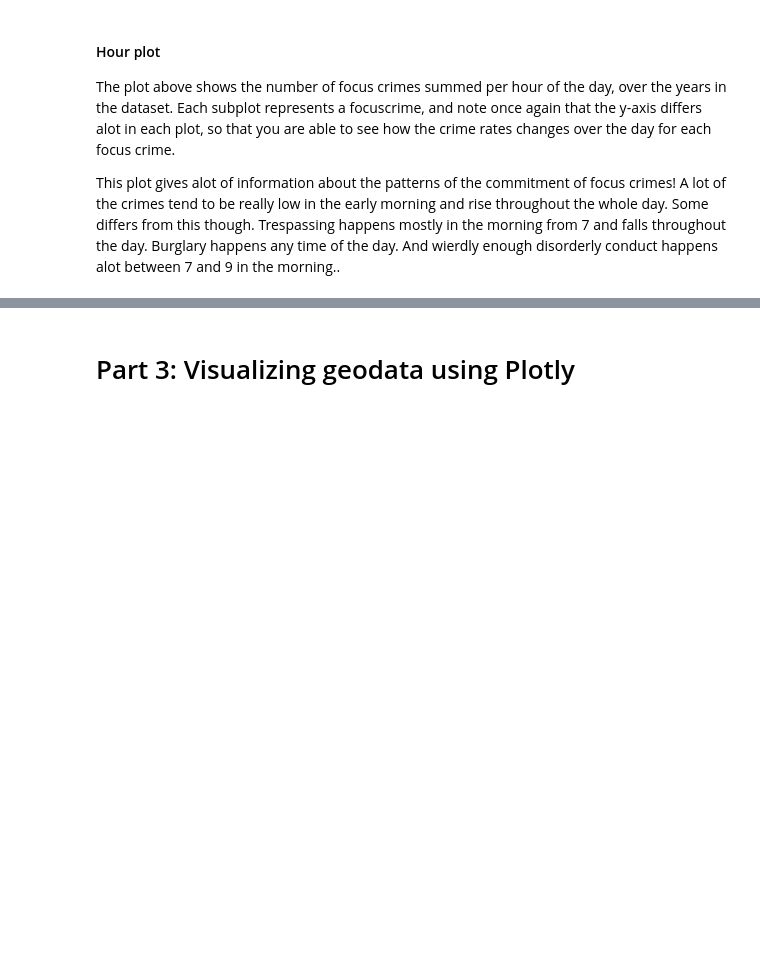
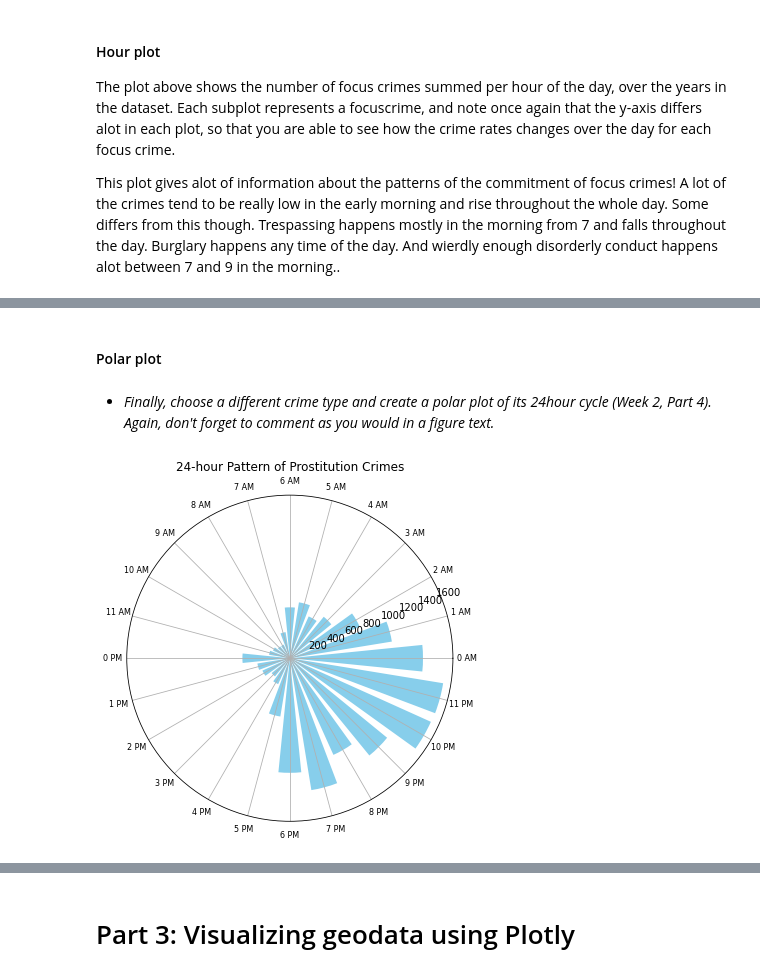
Before and after one commit to frejasarfelt/socialdata2024, a Jupyter notebook: assignments/Assignment1.ipynb, the cells around one changed output, grey strips where cells are left out. Cells and saved outputs as stored; diff of their text form; code cells hidden in the pictures; blank space fills up the shorter version.

```diff
--- a/assignments/Assignment1.ipynb
+++ b/assignments/Assignment1.ipynb
@@ -181,0 +208,31 @@ plt.show()
+# %% [markdown]
+#### Polar plot
+# %% [markdown]
+* *Finally, choose a different crime type and create a polar plot of its 24hour cycle (Week 2, Part 4). Again, don't forget to comment as you would in a figure text.*
+# %%
+# Convert 'Time' column to datetime and extract the hours
+data['Time'] = pd.to_datetime(data['Time'])
+data['Hour'] = data['Time'].dt.hour
+
+# Filter data for prostitution crimes
+prostitution_data = data[data['Category'] == 'PROSTITUTION']
+
+# Group data by hour and count number of crimes
+hourly_crimes = prostitution_data.groupby('Hour').size()
+
+# Create polar bar plot
+plt.figure(figsize=(8, 6))
+plt.subplot(111, polar=True)
+angles = [i * 2 * np.pi / 24 for i in range(24)]
+bars = plt.bar(angles, hourly_crimes, width=0.2, color='skyblue')
+
+# Customize plot
+plt.title('24-hour Pattern of Prostitution Crimes')
+plt.xticks(ticks=angles, labels=[f"{i % 12} {'AM' if i < 12 else 'PM'}" for i in range(24)], fontsize=8)
+
+plt.gca().yaxis.grid(False)  # Remove radial gridlines
+
+# Show plot
+plt.show()
+# %% [output]
+[figure, added]
```
Also changed, not shown: parts of 34 cells of this notebook.
